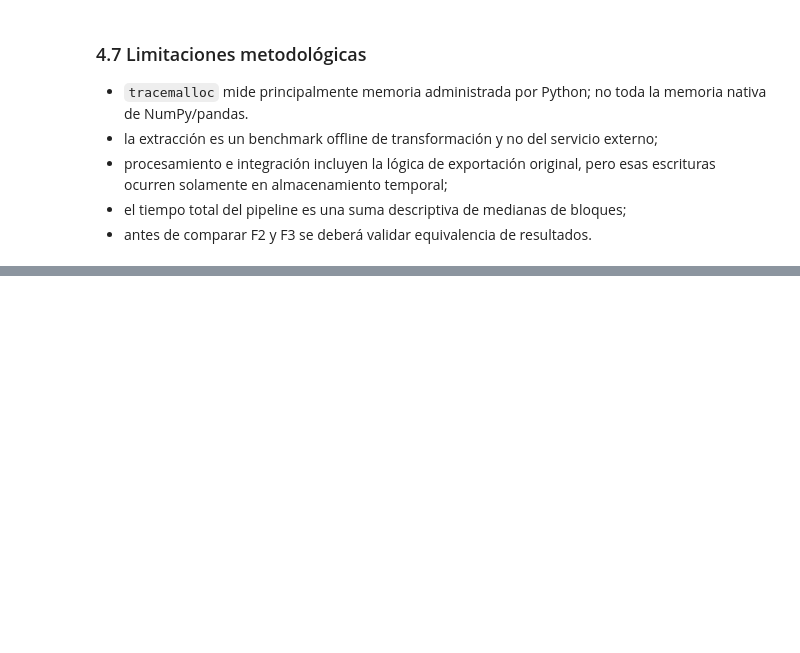
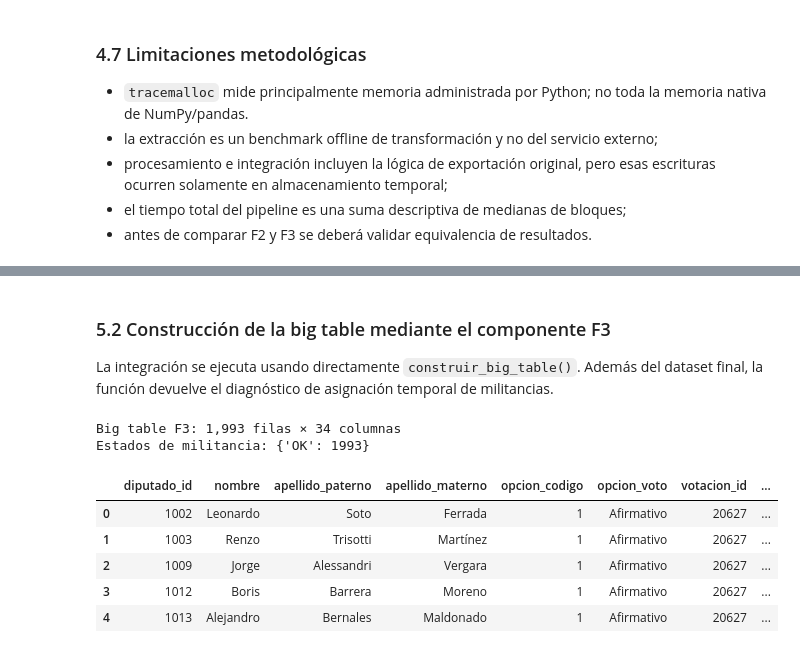
Before and after one commit to joserodriguezc/grupo_1_programacion_ciencia_datos, a Jupyter notebook: F3/notebooks/F3_01_nucleo.ipynb, the cells around one changed output, grey strips where cells are left out. Cells and saved outputs as stored; diff of their text form; code cells hidden in the pictures; blank space fills up the shorter version.

```diff
--- a/F3/notebooks/F3_01_nucleo.ipynb
+++ b/F3/notebooks/F3_01_nucleo.ipynb
@@ -613,0 +695,34 @@ OK: F2 permanece idéntica después de ejecutar toda la sección 4.
+# %% [markdown]
+### 5.2 Construcción de la big table mediante el componente F3
+
+La integración se ejecuta usando directamente `construir_big_table()`. Además
+del dataset final, la función devuelve el diagnóstico de asignación temporal de
+militancias.
+# %%
+big_table_f3, diagnosticos_f3 = construir_big_table(
+    detalle_f3,
+    proyecto_f3,
+    diputados_f3,
+    militancias_f3,
+)
+
+print(
+    f"Big table F3: {len(big_table_f3):,} filas × "
+    f"{len(big_table_f3.columns)} columnas"
+)
+
+print(
+    "Estados de militancia:",
+    diagnosticos_f3["estado"].value_counts().to_dict(),
+)
+
+display(big_table_f3.head())
+# %% [output]
+Big table F3: 1,993 filas × 34 columnas
+Estados de militancia: {'OK': 1993}
+|  | diputado_id | nombre | apellido_paterno | apellido_materno | opcion_codigo | opcion_voto | votacion_id | ... |
+| 0 | 1002 | Leonardo | Soto | Ferrada | 1 | Afirmativo | 20627 | ... |
+| 1 | 1003 | Renzo | Trisotti | Martínez | 1 | Afirmativo | 20627 | ... |
+| 2 | 1009 | Jorge | Alessandri | Vergara | 1 | Afirmativo | 20627 | ... |
+| 3 | 1012 | Boris | Barrera | Moreno | 1 | Afirmativo | 20627 | ... |
+| 4 | 1013 | Alejandro | Bernales | Maldonado | 1 | Afirmativo | 20627 | ... |
```
Also changed, not shown: parts of 44 cells of this notebook.
